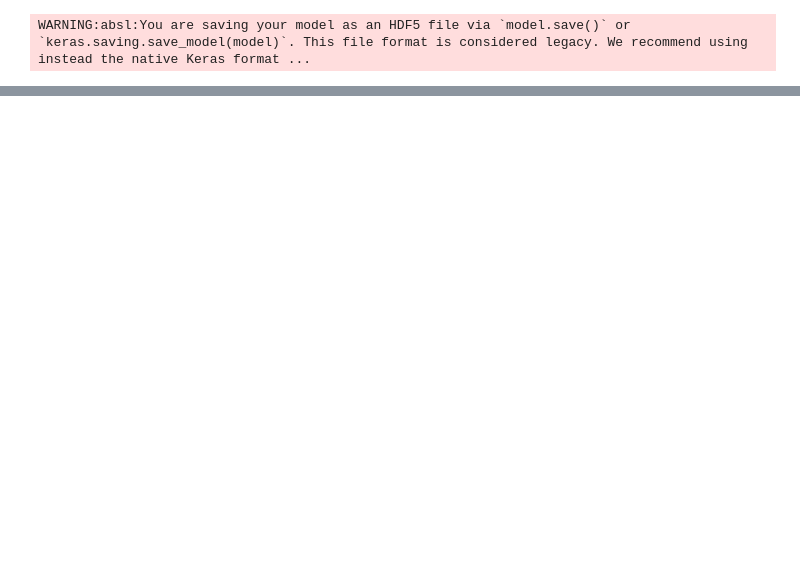
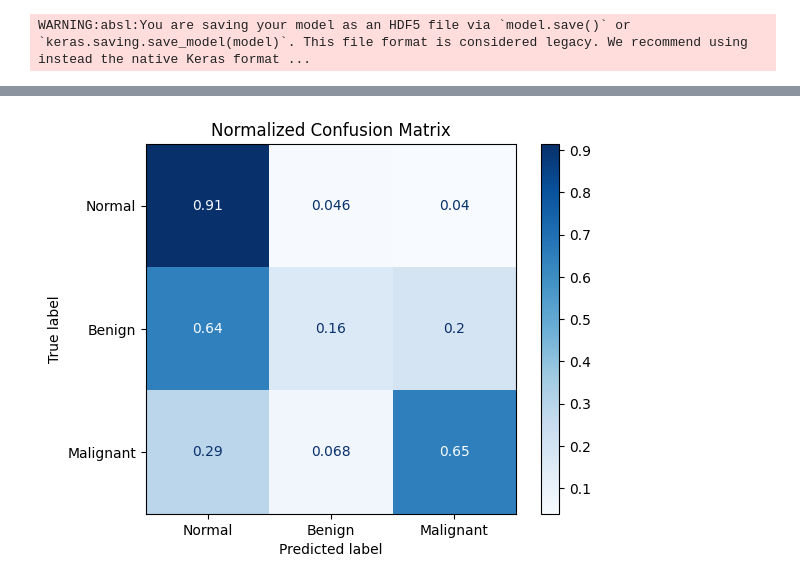
Before and after one commit to stheoulle/project_LLM, a Jupyter notebook: CDD_2_benchmark.ipynb, the cells around one changed output, grey strips where cells are left out. Cells and saved outputs as stored; diff of their text form; code cells hidden in the pictures; blank space fills up the shorter version.

```diff
--- a/CDD_2_benchmark.ipynb
+++ b/CDD_2_benchmark.ipynb
@@ -269,0 +267,9 @@ plt.show()
+# %%
+# filepath: /home/light/Documents/Perso/Internship/project/CDD_2_benchmark.ipynb
+cm_norm = cm.astype('float') / cm.sum(axis=1)[:, np.newaxis]
+disp = ConfusionMatrixDisplay(cm_norm, display_labels=["Normal", "Benign", "Malignant"])
+disp.plot(cmap=plt.cm.Blues)
+plt.title("Normalized Confusion Matrix")
+plt.show()
+# %% [output]
+[figure, added]
```
Also changed, not shown: parts of 9 cells of this notebook, 3 other files.
